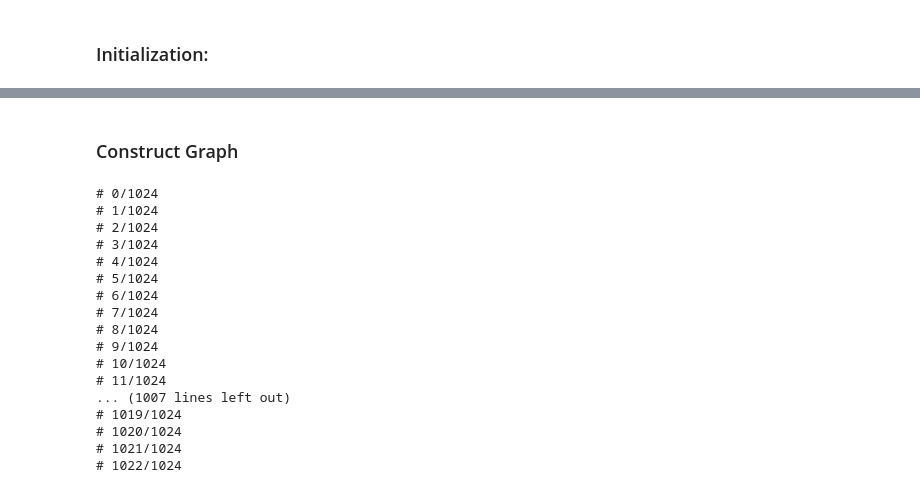
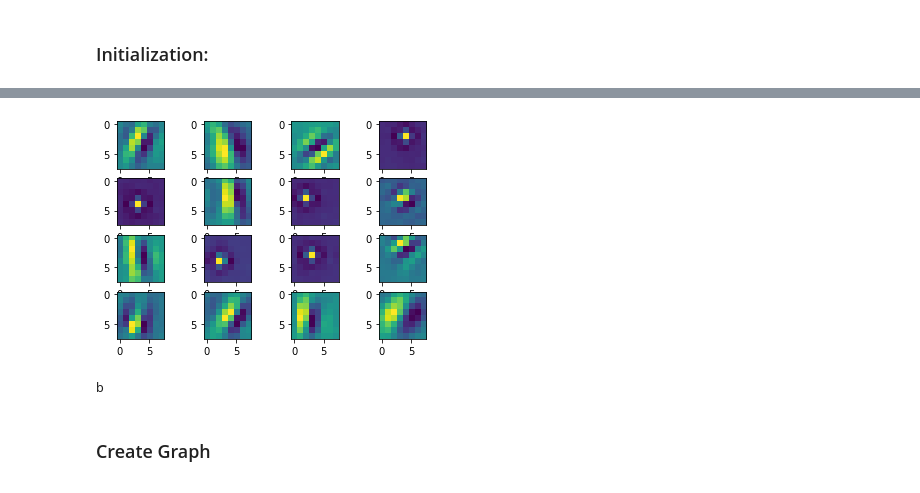
Before and after one commit to rjha18/conv-smt, a Jupyter notebook: notebooks/generate_graph.ipynb, the cells around one changed output, grey strips where cells are left out. Cells and saved outputs as stored; diff of their text form; code cells hidden in the pictures.

```diff
--- a/notebooks/generate_graph.ipynb
+++ b/notebooks/generate_graph.ipynb
@@ -24,42 +93,24 @@ k_sz = np.int32(np.floor(np.sqrt(sz)))
+# %%
+# Show Features of A in grid
+nn_sqrt = 4;
+nn_num = nn_sqrt*nn_sqrt;
+
+for k in range(K):
+    edges = A[k];
+
+    nn = np.argsort(edges)[-nn_num + 1:]
+
+    plt.subplot(nn_sqrt,nn_sqrt,1)
+    plt.imshow(F[k,:].reshape([k_sz, k_sz]))
+
+    for i in range(nn_num-1):
+        plt.subplot(nn_sqrt,nn_sqrt,i+2)
+        plt.imshow(F[nn[i], :].reshape([k_sz, k_sz]))
+    plt.show()
+    if input() == 'b':
+        break
+# %% [output]
+[figure, added]
+b
 # %% [markdown]
-### Construct Graph
+### Create Graph
-# %%
-alpha = np.load('./../batch_alpha.npy')
-
-N,H,W,K = alpha.shape;
-
-corr = np.zeros((K,K))
-
-
-for n in range(N-1):
-    print('# '+str(n)+'/'+str(N))
-
-    A0 = alpha[n].reshape([-1,K]);
-    A1 = alpha[n+1].reshape([-1,K]);
-
-    #A0 = np.sign(A0)
-    #A1 = np.sign(A1)
-
-    factor1 = np.matmul(A0.transpose(),A1)
-    factor2 = np.matmul(A1.transpose(),A0)
-
-    corr += factor1
-    corr += factor2
-# %% [output]
-# 0/1024
-# 1/1024
-# 2/1024
-# 3/1024
-# 4/1024
-# 5/1024
-# 6/1024
-# 7/1024
-# 8/1024
-# 9/1024
-# 10/1024
-# 11/1024
-... (1007 lines left out)
-# 1019/1024
-# 1020/1024
-# 1021/1024
-# 1022/1024
```
Also changed, not shown: parts of 21 cells of this notebook, 3 other files.
